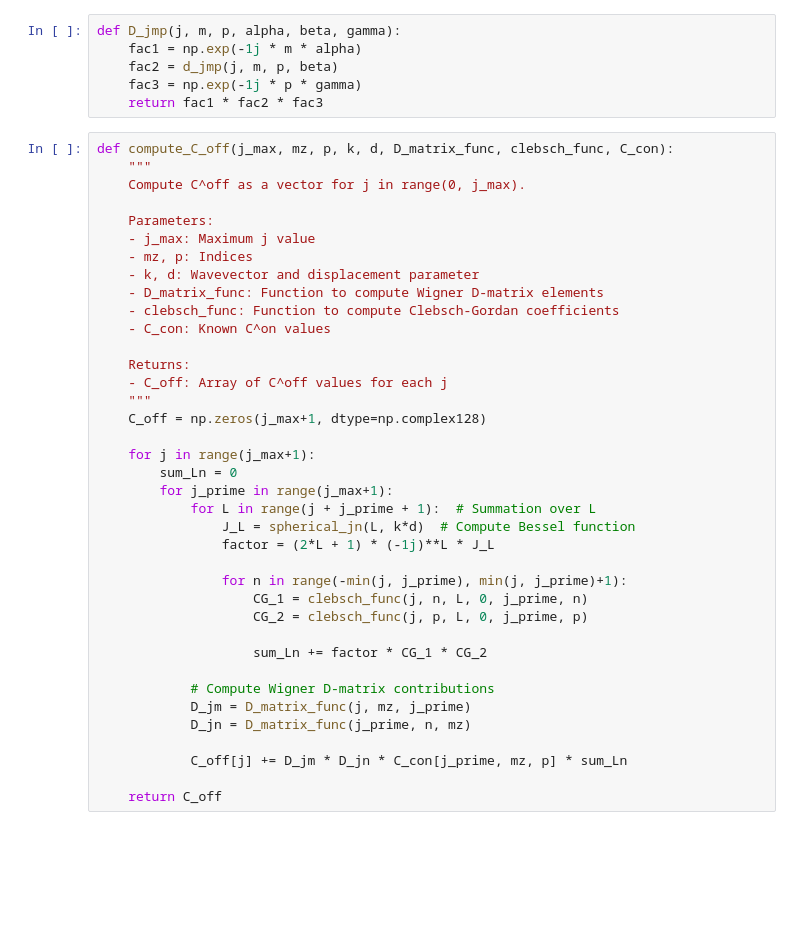
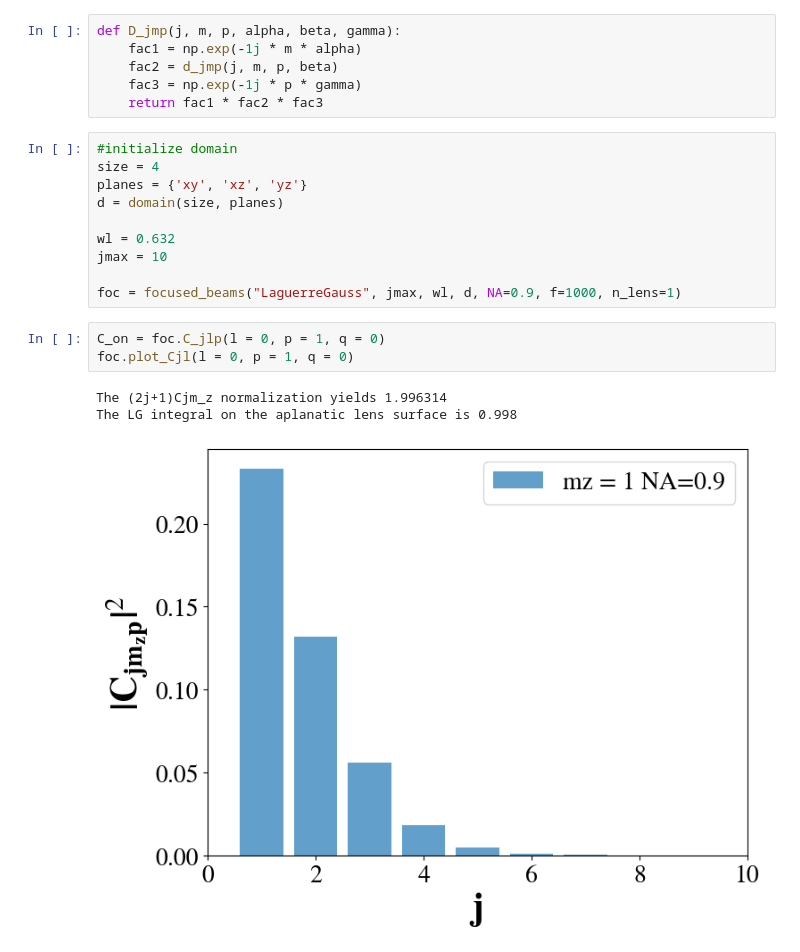
Before and after one commit to joakimpugesgaard/PyScatter, a Jupyter notebook: displaced_beams.ipynb, the cells around one changed output. Drawn from its saved outputs; the diff is of its cells as text; blank space fills up the shorter version.

```diff
--- a/displaced_beams.ipynb
+++ b/displaced_beams.ipynb
@@ -69,41 +91,20 @@ def D_jmp(j, m, p, alpha, beta, gamma):
     fac2 = d_jmp(j, m, p, beta)
     fac3 = np.exp(-1j * p * gamma)
     return fac1 * fac2 * fac3
-# %%
-def compute_C_off(j_max, mz, p, k, d, D_matrix_func, clebsch_func, C_con):
-    """
-    Compute C^off as a vector for j in range(0, j_max).
-
-    Parameters:
-    - j_max: Maximum j value
-    - mz, p: Indices
-    - k, d: Wavevector and displacement parameter
-    - D_matrix_func: Function to compute Wigner D-matrix elements
-    - clebsch_func: Function to compute Clebsch-Gordan coefficients
-    - C_con: Known C^on values
-
-    Returns:
-    - C_off: Array of C^off values for each j
-    """
-    C_off = np.zeros(j_max+1, dtype=np.complex128)
-
-    for j in range(j_max+1):
-        sum_Ln = 0
-        for j_prime in range(j_max+1):
-            for L in range(j + j_prime + 1):  # Summation over L
-                J_L = spherical_jn(L, k*d)  # Compute Bessel function
-                factor = (2*L + 1) * (-1j)**L * J_L
-
-                for n in range(-min(j, j_prime), min(j, j_prime)+1):
-                    CG_1 = clebsch_func(j, n, L, 0, j_prime, n)
-                    CG_2 = clebsch_func(j, p, L, 0, j_prime, p)
-
-                    sum_Ln += factor * CG_1 * CG_2
-
-            # Compute Wigner D-matrix contributions
-            D_jm = D_matrix_func(j, mz, j_prime)
-            D_jn = D_matrix_func(j_prime, n, mz)
-
-            C_off[j] += D_jm * D_jn * C_con[j_prime, mz, p] * sum_Ln
-
-    return C_off
+# %%
+#initialize domain
+size = 4
+planes = {'xy', 'xz', 'yz'}
+d = domain(size, planes)
+
+wl = 0.632
+jmax = 10
+
+foc = focused_beams("LaguerreGauss", jmax, wl, d, NA=0.9, f=1000, n_lens=1)
+# %%
+C_on = foc.C_jlp(l = 0, p = 1, q = 0)
+foc.plot_Cjl(l = 0, p = 1, q = 0)
+# %% [output]
+The (2j+1)Cjm_z normalization yields 1.996314
+The LG integral on the aplanatic lens surface is 0.998
+[figure, added]
```
Also changed, not shown: parts of 15 cells of this notebook.
